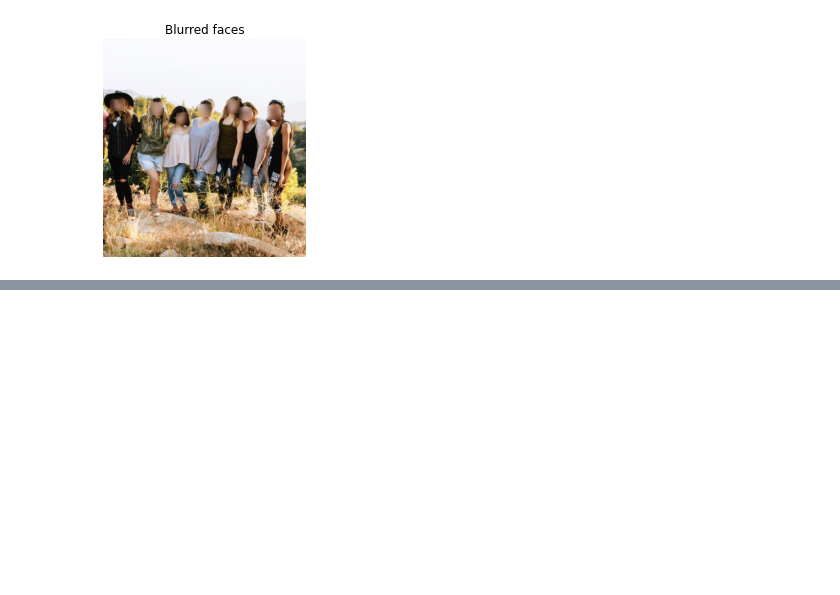
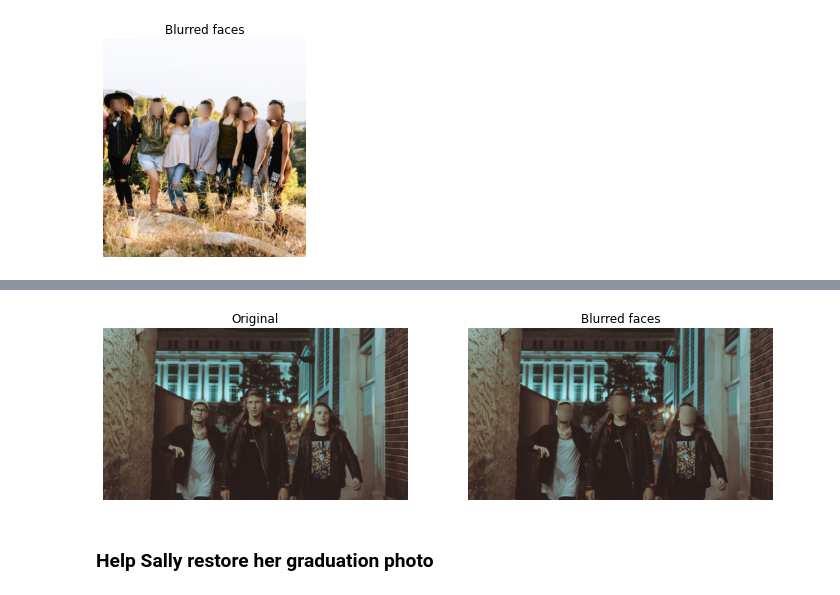
Before and after one commit to anmorgan24/Springboard, a Jupyter notebook: Notes/Image_Processing/Image_Processing_05.ipynb, the cells around one changed output, grey strips where cells are left out. Drawn from its saved outputs; the diff is of its cells as text; code cells hidden in the pictures; blank space fills up the shorter version.

```diff
--- a/Notes/Image_Processing/Image_Processing_05.ipynb
+++ b/Notes/Image_Processing/Image_Processing_05.ipynb
@@ -422,0 +470,17 @@ show_image(resulting_image, "Blurred faces")
+# %%
+# For each detected face
+for d in detected:
+    # Obtain the face rectangle from detected coordinates
+    face = getFaceRectangle(group_image, d)
+
+    # Apply gaussian filter to extracted face
+    blurred_face = gaussian(face, multichannel=True, sigma=8, preserve_range=True)
+
+    # Merge this blurry face to our final image and show it
+    resulting_image = mergeBlurryFace(group_image, blurred_face)
+
+plot_comparison(group_image_o, 'Original', resulting_image, 'Blurred faces')
+# %% [output]
+[figure, added]
+# %% [markdown]
+### Help Sally restore her graduation photo
```
Also changed, not shown: parts of 17 cells of this notebook, 2 other files.
